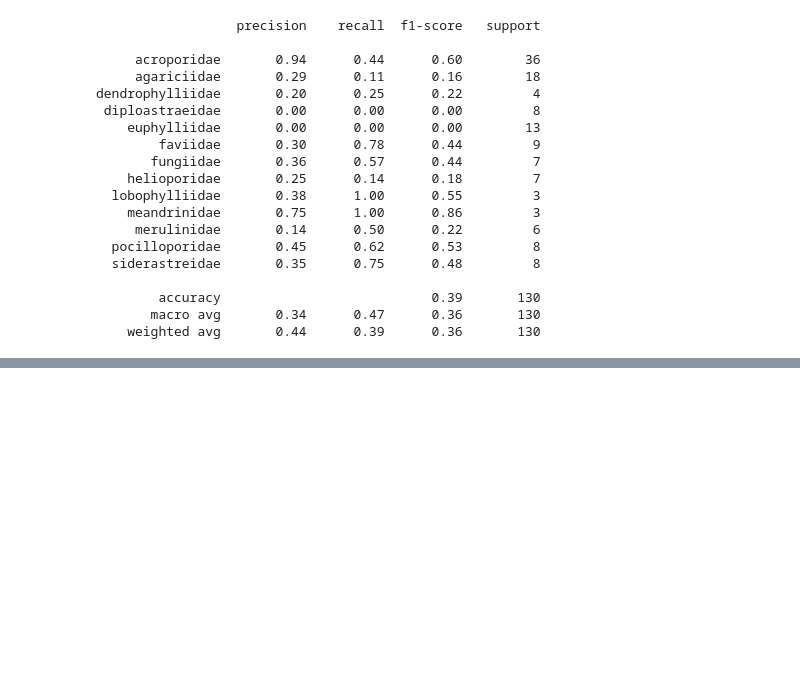
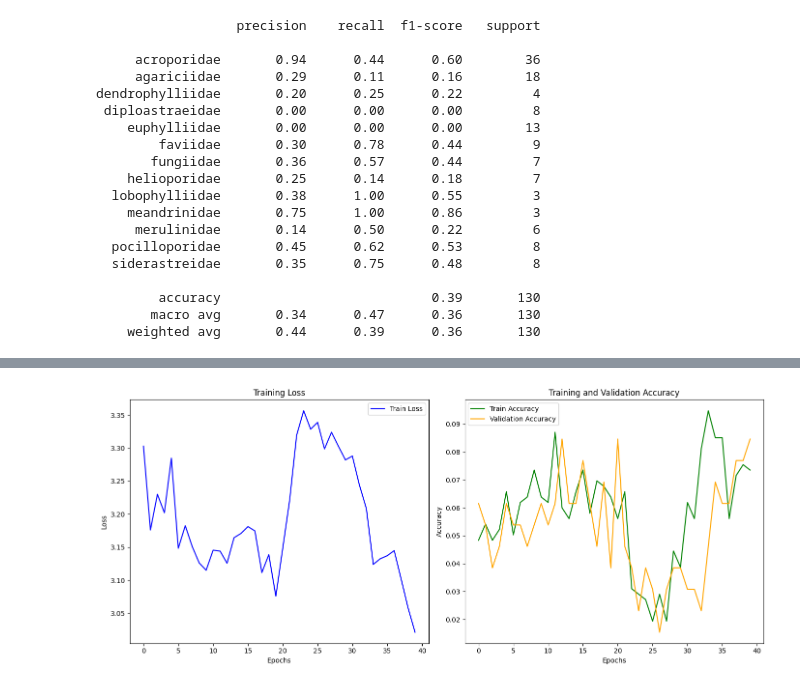
Before and after one commit to xandga/DeepLearning2425, a Jupyter notebook: 4. Phylum Cnidaria_pre-trained.ipynb, the cells around one changed output, grey strips where cells are left out. Drawn from its saved outputs; the diff is of its cells as text; code cells hidden in the pictures; blank space fills up the shorter version.

Commit message:
Cnidaria BioClip

```diff
--- a/4. Phylum Cnidaria_pre-trained.ipynb
+++ b/4. Phylum Cnidaria_pre-trained.ipynb
@@ -656,0 +757,16 @@ dendrophylliidae       0.20      0.25      0.22         4
+# %%
+# Initialize the CLIP processor from transformers
+processor = CLIPProcessor.from_pretrained("openai/clip-vit-base-patch16")
+
+# Assume that all your images are stored under the folder named "rare_species"
+root_directory = "rare_species"
+
+# Create dataset objects with the root_directory argument:
+train_dataset = RareSpeciesDataset(train_df, train_transforms, processor, root_directory)
+val_dataset   = RareSpeciesDataset(val_df, val_test_transforms, processor, root_directory)
+test_dataset  = RareSpeciesDataset(test_df, val_test_transforms, processor, root_directory)
+
+# Create the DataLoaders as before:
+train_loader = DataLoader(train_dataset, batch_size=32, num_workers=0, collate_fn=custom_collate_fn, sampler=sampler)
+val_loader = DataLoader(val_dataset, batch_size=32, shuffle=False, num_workers=0, collate_fn=custom_collate_fn)
+test_loader = DataLoader(test_dataset, batch_size=32, shuffle=False, num_workers=0, collate_fn=custom_collate_fn)
@@ -656,0 +777,3 @@ dendrophylliidae       0.20      0.25      0.22         4
+# %%
+device = torch.device("cuda" if torch.cuda.is_available() else "cpu")
+model = CLIPModel.from_pretrained("openai/clip-vit-base-patch16").to(device)
@@ -656,0 +987,29 @@ dendrophylliidae       0.20      0.25      0.22         4
+# %%
+#plot the training history and validation history
+import matplotlib.pyplot as plt
+import seaborn as sns
+def plot_training_history(history_df):
+    plt.figure(figsize=(14, 6))
+
+    # Loss
+    plt.subplot(1, 2, 1)
+    plt.plot(history_df['train_loss'], label='Train Loss', color='blue')
+    plt.title('Training Loss')
+    plt.xlabel('Epochs')
+    plt.ylabel('Loss')
+    plt.legend()
+
+    # Accuracy
+    plt.subplot(1, 2, 2)
+    plt.plot(history_df['train_accuracy'], label='Train Accuracy', color='green')
+    plt.plot(history_df['val_accuracy'], label='Validation Accuracy', color='orange')
+    plt.title('Training and Validation Accuracy')
+    plt.xlabel('Epochs')
+    plt.ylabel('Accuracy')
+    plt.legend()
+
+    plt.tight_layout()
+    plt.show()
+plot_training_history(history_df)
+# %% [output]
+[figure, added]
```
Also changed, not shown: parts of 19 cells of this notebook, 1 other file.
